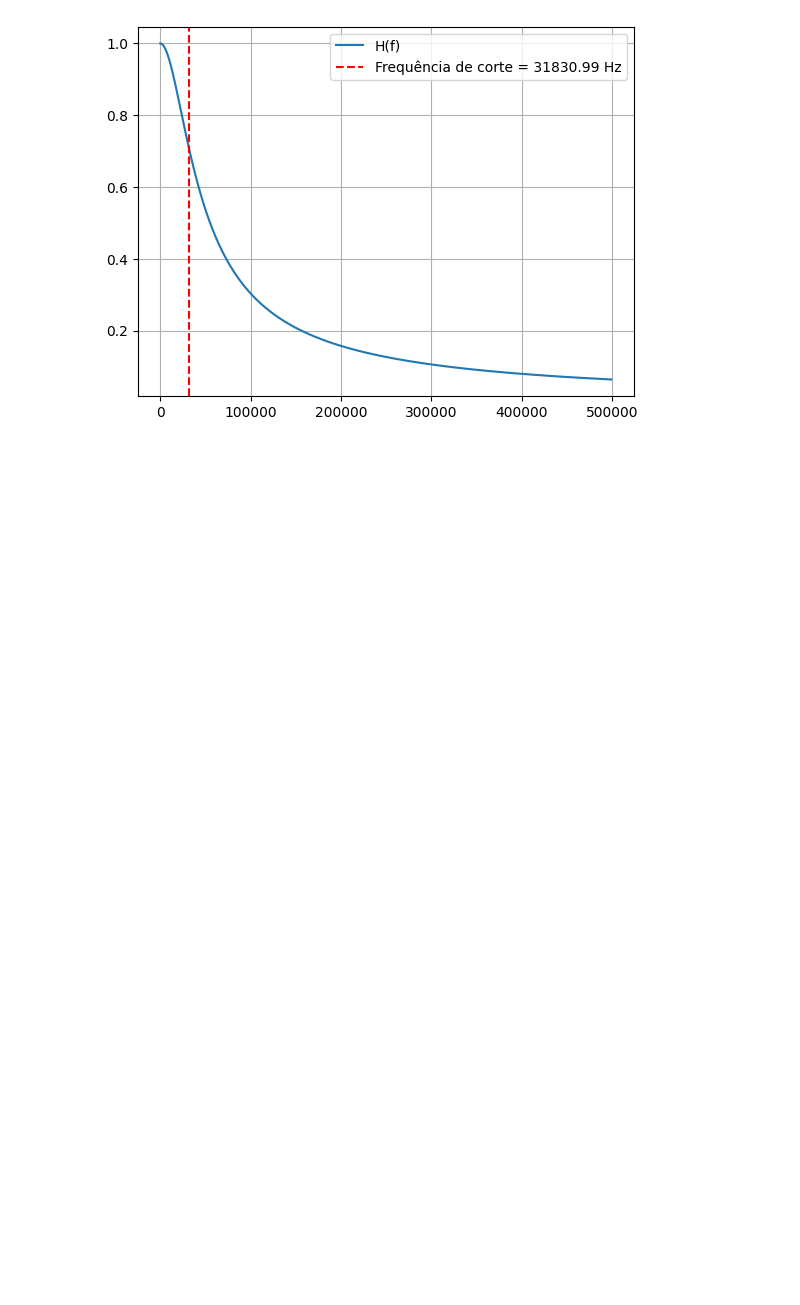
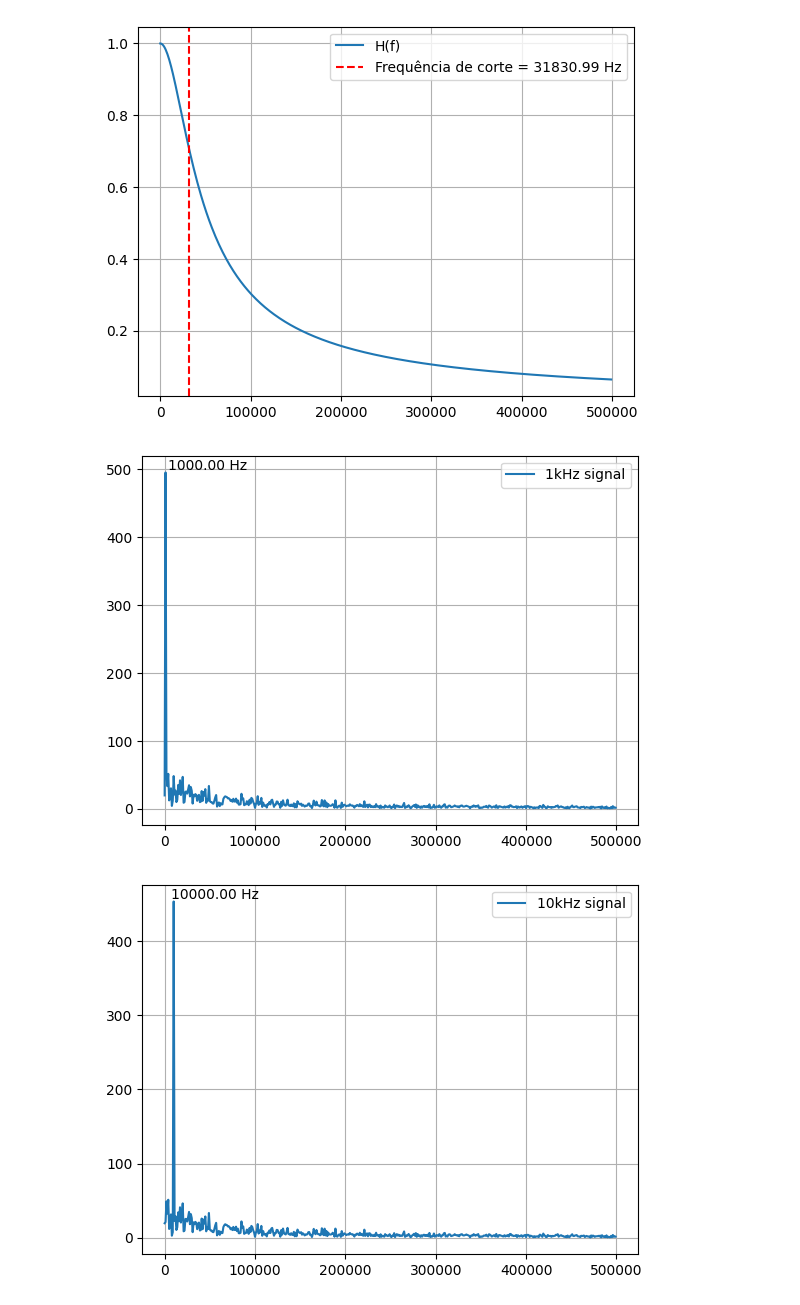
Before and after one commit to V-kr0pt/filtros_ufpb, a Jupyter notebook: filters.ipynb, the cells around one changed output. Saved outputs shown, nothing was run; the diff lists cells and outputs as text; code cells hidden in the pictures; blank space fills up the shorter version.

```diff
--- a/filters.ipynb
+++ b/filters.ipynb
@@ -88,3 +101,24 @@ plt.legend()
 plt.grid()
 # %% [output]
 [figure]
+# %%
+fft_filtered_signals = {}
+
+for key in signals.keys():
+    fft_filtered_signals[key] = H * freq_domain_signals[key]
+    abs_fft_filtered_signal = np.abs(fft_filtered_signals[key])[:N//2]
+
+     # obtain the peak frequency
+    max_index = np.argmax(abs_fft_filtered_signal)
+    max_freq = freqs[max_index]
+    peak = abs_fft_filtered_signal[max_index]
+
+    # plot the filtered signal
+    plt.figure()
+    plt.plot(freqs, abs_fft_filtered_signal, label=f'{key} signal')
+    plt.annotate(f'{max_freq:.2f} Hz', (max_freq, peak), textcoords="offset points", xytext=(30,2), ha='center')
+    plt.legend()
+    plt.grid()
+# %% [output]
+[figure, added]
+[figure, added]
```
Also changed, not shown: parts of 14 cells of this notebook.
